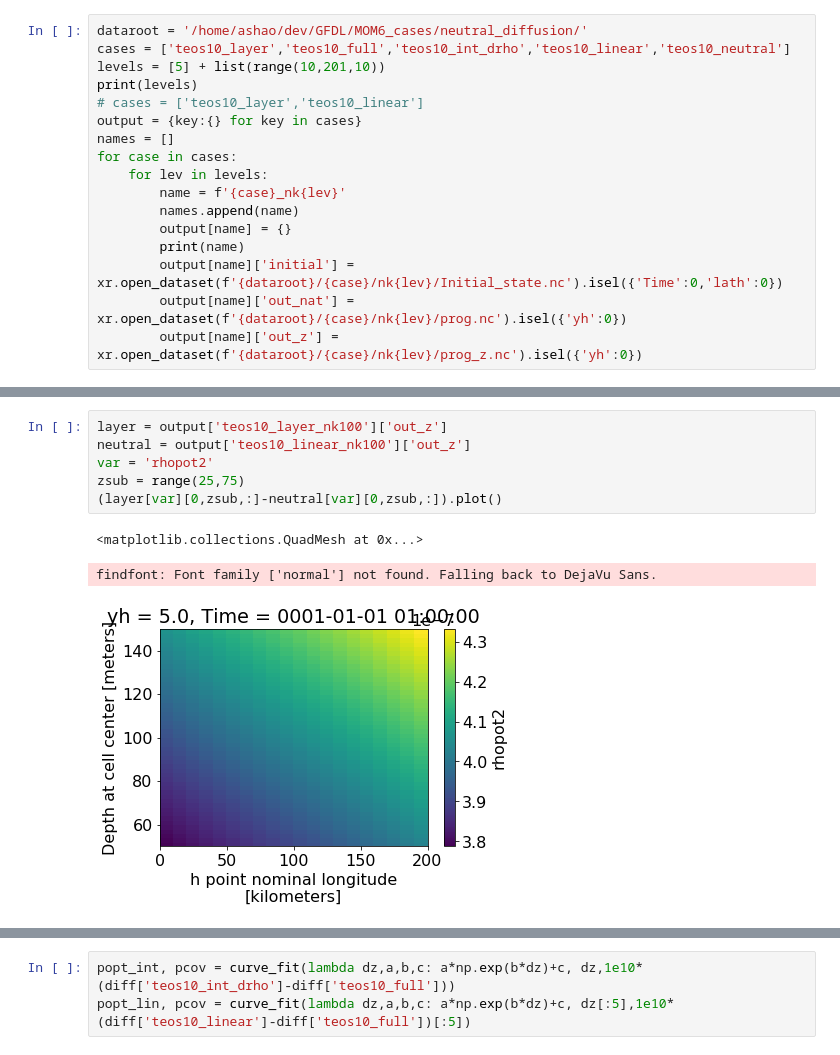
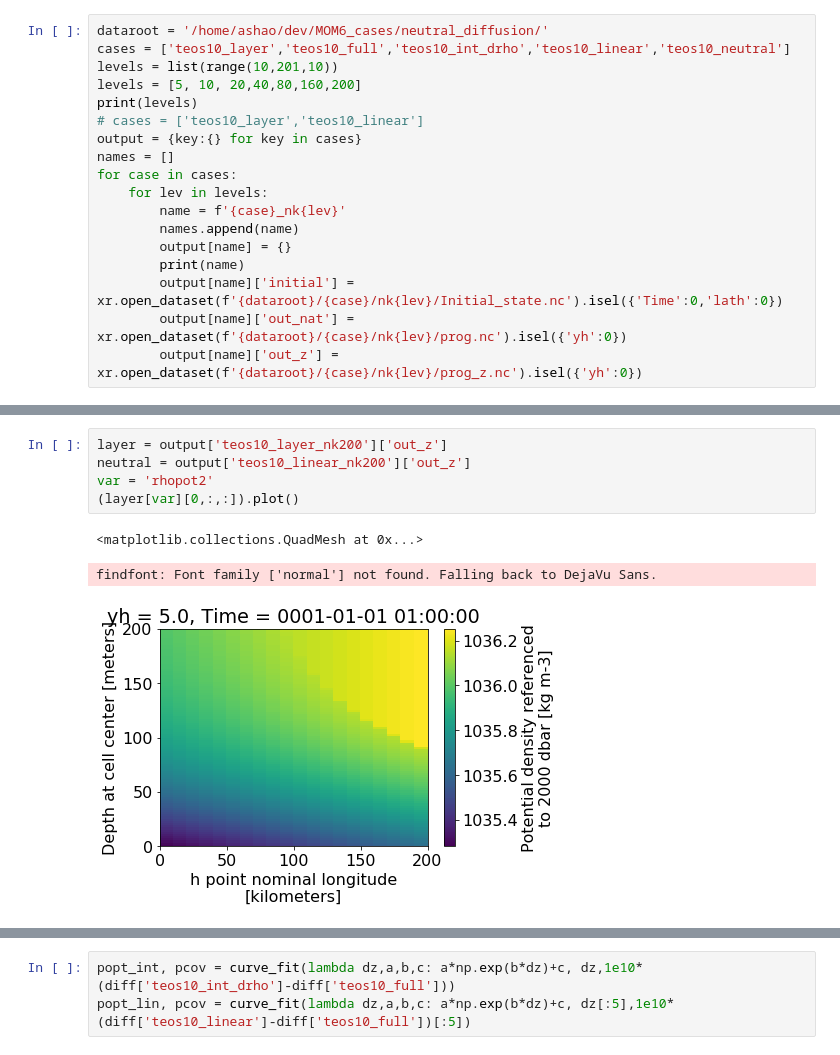
Before and after one commit to ashao/MOM6_cases, a Jupyter notebook: neutral_diffusion/compare_layer_neutral.ipynb, the cells around one changed output, grey strips where cells are left out. Saved outputs shown, nothing was run; the diff lists cells and outputs as text.

Commit message:
Update notebooks for manuscript revision
All notebooks have been updated to produce the figures in Revision 1 of
the manuscript to use the new T/S distribution in the test cases

```diff
--- a/neutral_diffusion/compare_layer_neutral.ipynb
+++ b/neutral_diffusion/compare_layer_neutral.ipynb
@@ -10,9 +10,10 @@ font = {'family' : 'normal',
         'size'   : 16}
 matplotlib.rc('font', **font)
 # %%
-dataroot = '/home/ashao/dev/GFDL/MOM6_cases/neutral_diffusion/'
+dataroot = '/home/ashao/dev/MOM6_cases/neutral_diffusion/'
 cases = ['teos10_layer','teos10_full','teos10_int_drho','teos10_linear','teos10_neutral']
-levels = [5] + list(range(10,201,10))
+levels = list(range(10,201,10))
+levels = [5, 10, 20,40,80,160,200]
 print(levels)
 # cases = ['teos10_layer','teos10_linear']
 output = {key:{} for key in cases}
@@ -68,10 +119,9 @@ plt.pcolormesh(data['temp'][tidx])
 # %%
-layer = output['teos10_layer_nk100']['out_z']
-neutral = output['teos10_linear_nk100']['out_z']
+layer = output['teos10_layer_nk200']['out_z']
+neutral = output['teos10_linear_nk200']['out_z']
 var = 'rhopot2'
-zsub = range(25,75)
-(layer[var][0,zsub,:]-neutral[var][0,zsub,:]).plot()
+(layer[var][0,:,:]).plot()
 # %% [output]
 <matplotlib.collections.QuadMesh at 0x...>
 findfont: Font family ['normal'] not found. Falling back to DejaVu Sans.
-[figure, old version]
+[figure, new version]
```
Also changed, not shown: parts of 26 cells of this notebook, 3 other files.
